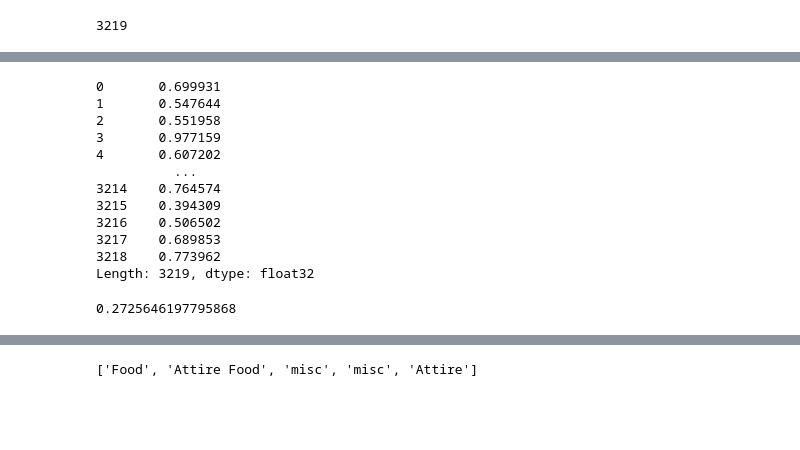
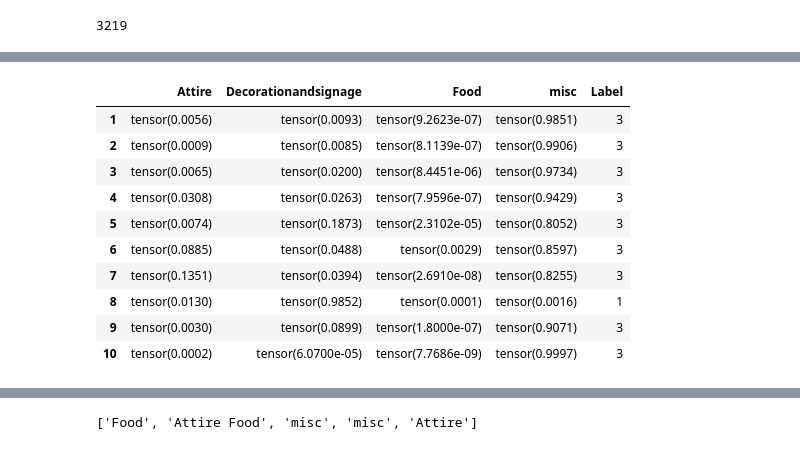
Before and after one commit to punnytargaryen/Auto-tag-Gala, a Jupyter notebook: Gala.ipynb, the cells around one changed output, grey strips where cells are left out. Cells and saved outputs as stored; diff of their text form; code cells hidden in the pictures; blank space fills up the shorter version.

```diff
--- a/Gala.ipynb
+++ b/Gala.ipynb
@@ -199,22 +179,20 @@ def maxelement(arr):
 # %%
-df1 = pd.DataFrame(preds.data.numpy())
+df = pd.DataFrame(preds, columns=learn.data.classes)
-# %%
-maxel = df1.max(axis=1)
-maxel
-# %% [output]
-0       0.699931
-1       0.547644
-2       0.551958
-3       0.977159
-4       0.607202
-          ...
-3214    0.764574
-3215    0.394309
-3216    0.506502
-3217    0.689853
-3218    0.773962
-Length: 3219, dtype: float32
-# %%
-np.amin(maxel)
-# %% [output]
-0.2725646197795868
+# %%
+df.index+=1
+# %%
+df = df.assign(Label = df.values.argmax(axis=1))
+# %%
+df[:10]
+# %% [output]
+|  | Attire | Decorationandsignage | Food | misc | Label |
+| 1 | tensor(0.0056) | tensor(0.0093) | tensor(9.2623e-07) | tensor(0.9851) | 3 |
+| 2 | tensor(0.0009) | tensor(0.0085) | tensor(8.1139e-07) | tensor(0.9906) | 3 |
+| 3 | tensor(0.0065) | tensor(0.0200) | tensor(8.4451e-06) | tensor(0.9734) | 3 |
+| 4 | tensor(0.0308) | tensor(0.0263) | tensor(7.9596e-07) | tensor(0.9429) | 3 |
+| 5 | tensor(0.0074) | tensor(0.1873) | tensor(2.3102e-05) | tensor(0.8052) | 3 |
+| 6 | tensor(0.0885) | tensor(0.0488) | tensor(0.0029) | tensor(0.8597) | 3 |
+| 7 | tensor(0.1351) | tensor(0.0394) | tensor(2.6910e-08) | tensor(0.8255) | 3 |
+| 8 | tensor(0.0130) | tensor(0.9852) | tensor(0.0001) | tensor(0.0016) | 1 |
+| 9 | tensor(0.0030) | tensor(0.0899) | tensor(1.8000e-07) | tensor(0.9071) | 3 |
+| 10 | tensor(0.0002) | tensor(6.0700e-05) | tensor(7.7686e-09) | tensor(0.9997) | 3 |
```
Also changed, not shown: parts of 13 cells of this notebook.
